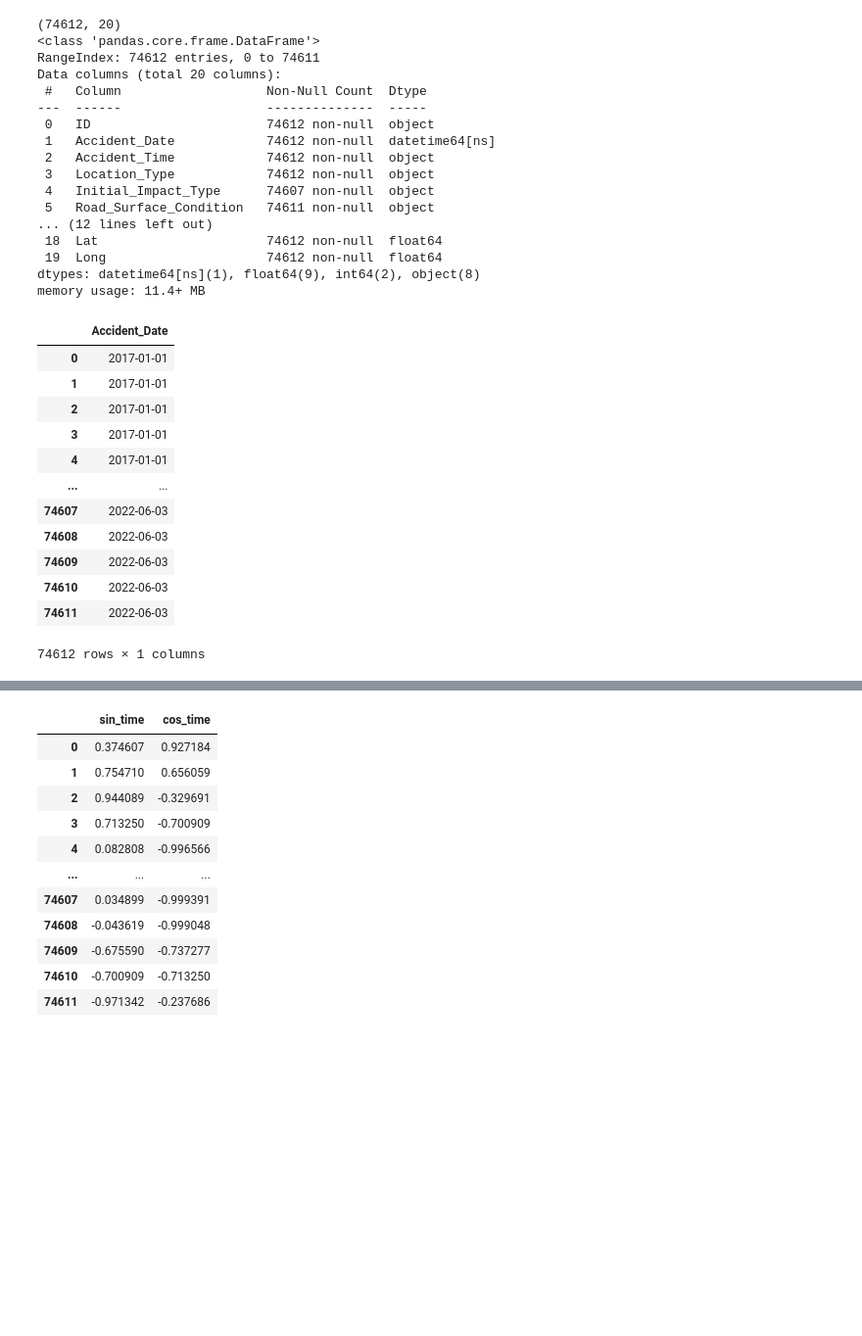
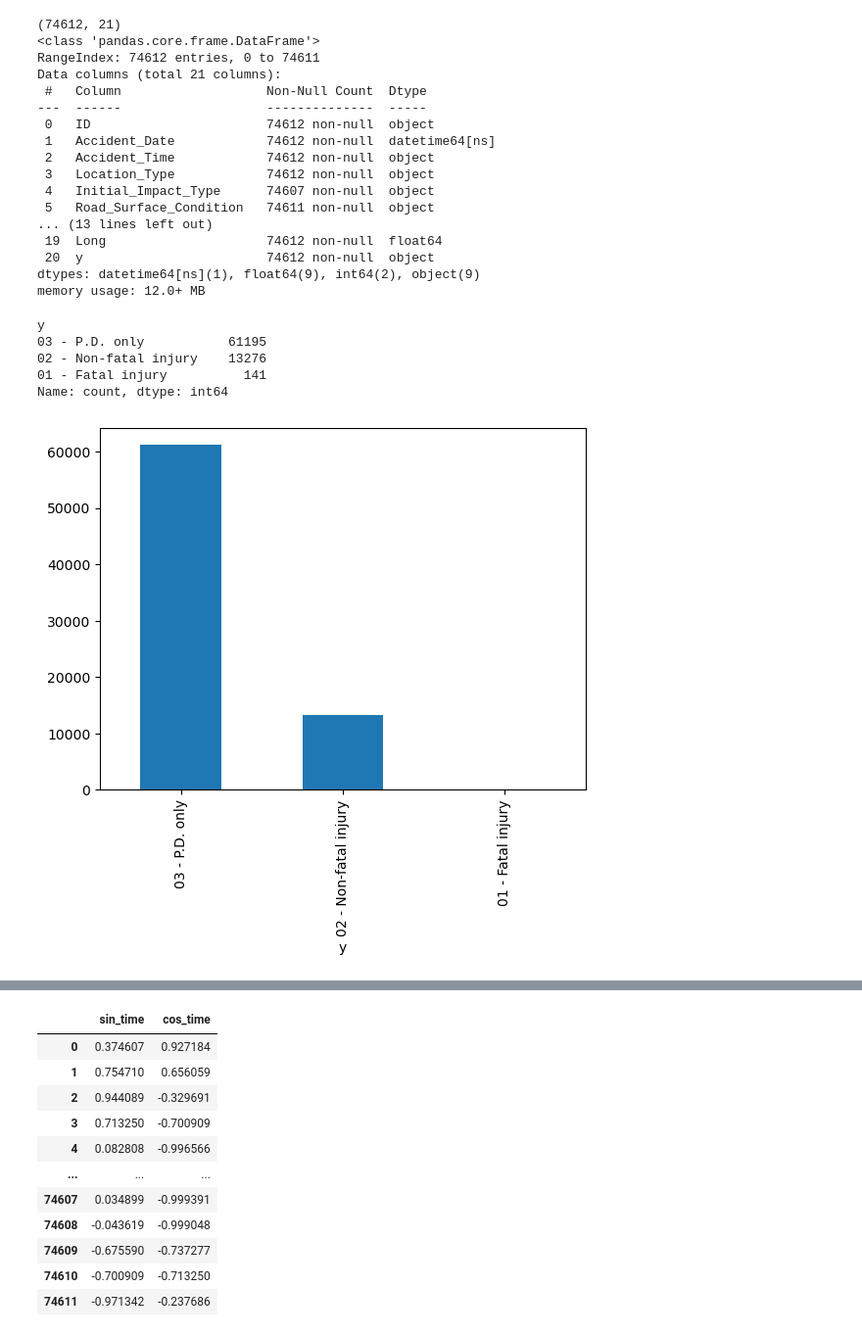
Before and after one commit to yeissonpinilla/SafeDrive-AI, a Jupyter notebook: explore-dataset.ipynb, the cells around one changed output, grey strips where cells are left out. Shown at 98% size. Saved outputs shown, nothing was run; the diff lists cells and outputs as text; code cells hidden in the pictures; blank space fills up the shorter version.

```diff
--- a/explore-dataset.ipynb
+++ b/explore-dataset.ipynb
@@ -1,49 +1,47 @@
 # %%
 import pandas as pd
 
 #Read the dataset
 df = pd.read_csv('./Traffic_Collision_Data.csv')
 
+df['y'] = df['Classification_Of_Accident']
+
 #Remove columns that won't be useful
-df.drop(['Geo_ID', 'X', 'Y', 'Accident_Year', 'Location', 'Classification_Of_Accident', 'Traffic_Control', 'X_Coordinate', 'Y_Coordinate', 'ObjectId'], axis = 1, inplace = True)
+df.drop(['Geo_ID', 'X', 'Y', 'Accident_Year', 'Location', 'Traffic_Control', 'X_Coordinate', 'Y_Coordinate', 'ObjectId', 'Classification_Of_Accident'], axis = 1, inplace = True)
 
 #Convert column to right variable type
 df['Accident_Date'] = pd.to_datetime(df['Accident_Date'])
 
 print(df.shape)
 df.info()
 df.loc[:, ['Accident_Date']]
+df.loc[:, ['y']]
+df['y'].value_counts().plot(kind='bar')
+df['y'].value_counts(normalize=False)
 # %% [output]
-(74612, 20)
+(74612, 21)
 <class 'pandas.core.frame.DataFrame'>
 RangeIndex: 74612 entries, 0 to 74611
-Data columns (total 20 columns):
+Data columns (total 21 columns):
  #   Column                   Non-Null Count  Dtype
 ---  ------                   --------------  -----
  0   ID                       74612 non-null  object
  1   Accident_Date            74612 non-null  datetime64[ns]
  2   Accident_Time            74612 non-null  object
  3   Location_Type            74612 non-null  object
  4   Initial_Impact_Type      74607 non-null  object
  5   Road_Surface_Condition   74611 non-null  object
-... (12 lines left out)
- 18  Lat                      74612 non-null  float64
+... (13 lines left out)
  19  Long                     74612 non-null  float64
-dtypes: datetime64[ns](1), float64(9), int64(2), object(8)
-memory usage: 11.4+ MB
+ 20  y                        74612 non-null  object
+dtypes: datetime64[ns](1), float64(9), int64(2), object(9)
+memory usage: 12.0+ MB
-|  | Accident_Date |
-| 0 | 2017-01-01 |
-| 1 | 2017-01-01 |
-| 2 | 2017-01-01 |
-| 3 | 2017-01-01 |
-| 4 | 2017-01-01 |
-| ... | ... |
-| 74607 | 2022-06-03 |
-| 74608 | 2022-06-03 |
-| 74609 | 2022-06-03 |
-| 74610 | 2022-06-03 |
-| 74611 | 2022-06-03 |
-74612 rows × 1 columns
+y
+03 - P.D. only           61195
+02 - Non-fatal injury    13276
+01 - Fatal injury          141
+Name: count, dtype: int64
+[figure, added]
 # %% [markdown]
 # Feature Engineering for Accident_Time Column
 
```
Also changed, not shown: parts of 5 cells of this notebook.
